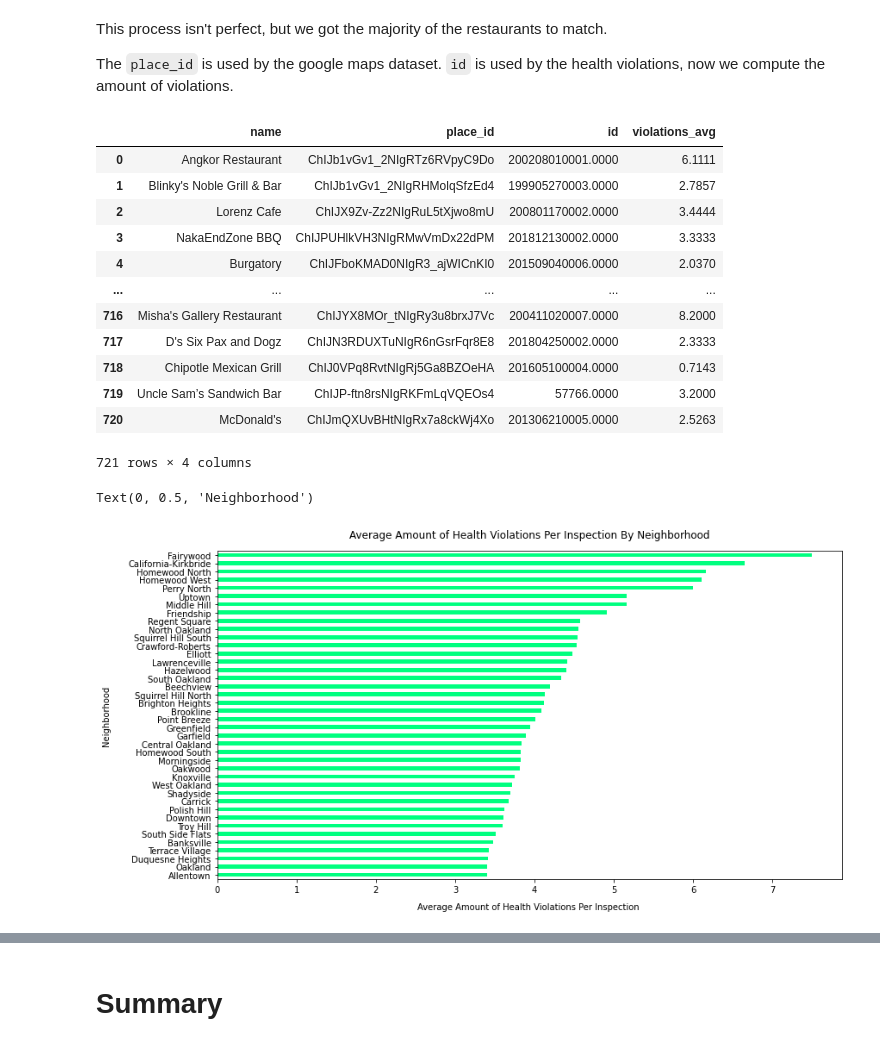
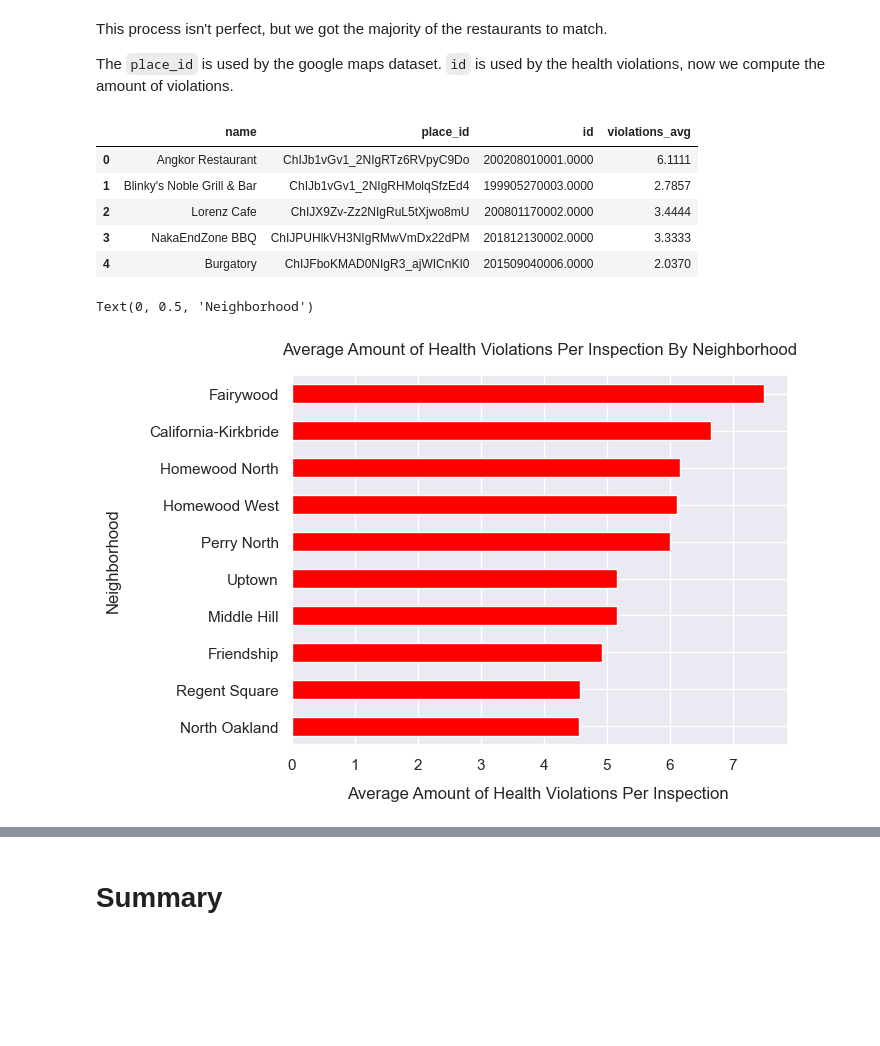
Before and after one commit to Bejofo/CMPINFO_0010_Final_Project, a Jupyter notebook: notebooks/summary.ipynb, the cells around one changed output, grey strips where cells are left out. Saved outputs shown, nothing was run; the diff lists cells and outputs as text; code cells hidden in the pictures; blank space fills up the shorter version.

```diff
--- a/notebooks/summary.ipynb
+++ b/notebooks/summary.ipynb
@@ -595,11 +604,11 @@ pyplot.axis("off")
 Place with more health violations are likely less desriable places to eat
 # %%
 import zipfile
-import pandas as pd
+import pandas
 with zipfile.ZipFile("../datasets/violations/alco-restuarant-violations.zip","r") as zip_ref:
     zip_ref.extractall("../datasets/violations/") # we extract the file
-alco_restuarant_violations = pd.read_csv("../datasets/violations/alco-restuarant-violations.csv")
-geocoded_factilites = pd.read_csv("../datasets/violations/geo_coded.csv")
+alco_restuarant_violations = pandas.read_csv("../datasets/violations/alco-restuarant-violations.csv")
+geocoded_factilites = pandas.read_csv("../datasets/violations/geo_coded.csv")
 # %% [markdown]
 The names of restaurants in data from Google Maps don't exactly match the names in the health violations dataset.
 In order to match them up, we first check if they share the same zipcode and street number.
@@ -681,7 +683,7 @@ This process isn't perfect, but we got the majority of the restaurants to match.
 
 The `place_id` is used by the google maps dataset. `id` is used by the health violations, now we compute the amount of violations.
 # %%
-all_visits = pd.read_csv("../datasets/violations/all_visits.csv")
+all_visits = pandas.read_csv("../datasets/violations/all_visits.csv")
 # this doesn't contain violation data, but it tells us how
 # many visits a location got, so we can average it out
 
@@ -695,9 +697,9 @@ def t(R):
         return None
     return violations_per_visit
 
-pd.set_option('display.float_format', '{:.4f}'.format)
+pandas.set_option('display.float_format', '{:.4f}'.format)
 new_list['violations_avg'] = new_list.apply(t,axis=1)
-new_list[['name','place_id','id','violations_avg']]
+new_list.head()[['name','place_id','id','violations_avg']]
 # %% [output]
 |  | name | place_id | id | violations_avg |
 | 0 | Angkor Restaurant | ChIJb1vGv1_2NIgRTz6RVpyC9Do | 200208010001.0000 | 6.1111 |
@@ -705,22 +707,14 @@ new_list[['name','place_id','id','violations_avg']]
 | 2 | Lorenz Cafe | ChIJX9Zv-Zz2NIgRuL5tXjwo8mU | 200801170002.0000 | 3.4444 |
 | 3 | NakaEndZone BBQ | ChIJPUHlkVH3NIgRMwVmDx22dPM | 201812130002.0000 | 3.3333 |
 | 4 | Burgatory | ChIJFboKMAD0NIgR3_ajWICnKI0 | 201509040006.0000 | 2.0370 |
-| ... | ... | ... | ... | ... |
-| 716 | Misha's Gallery Restaurant | ChIJYX8MOr_tNIgRy3u8brxJ7Vc | 200411020007.0000 | 8.2000 |
-| 717 | D's Six Pax and Dogz | ChIJN3RDUXTuNIgR6nGsrFqr8E8 | 201804250002.0000 | 2.3333 |
-| 718 | Chipotle Mexican Grill | ChIJ0VPq8RvtNIgRj5Ga8BZOeHA | 201605100004.0000 | 0.7143 |
-| 719 | Uncle Sam’s Sandwich Bar | ChIJP-ftn8rsNIgRKFmLqVQEOs4 | 57766.0000 | 3.2000 |
-| 720 | McDonald's | ChIJmQXUvBHtNIgRx7a8ckWj4Xo | 201306210005.0000 | 2.5263 |
-721 rows × 4 columns
 # %%
-fig, ax = pyplot.subplots(1, 1, figsize=(13, 7))
-ax = new_list.groupby('neighborhood')['violations_avg'].mean().sort_values().tail(40).plot.barh(legend=False, color="springgreen")
+new_list.groupby('neighborhood')['violations_avg'].mean().sort_values().tail(10).plot.barh(legend=False, color="Red")
 pyplot.title("Average Amount of Health Violations Per Inspection By Neighborhood", pad=15)
 pyplot.xlabel("Average Amount of Health Violations Per Inspection ", labelpad=10)
 pyplot.ylabel("Neighborhood", labelpad=20)
 # %% [output]
 Text(0, 0.5, 'Neighborhood')
-[figure, old version]
+[figure, new version]
 # %%
 map = generate_map(new_list, "violations_avg")
 fig, ax = pyplot.subplots(figsize=(13, 7))
```
Also changed, not shown: parts of 21 cells of this notebook.
